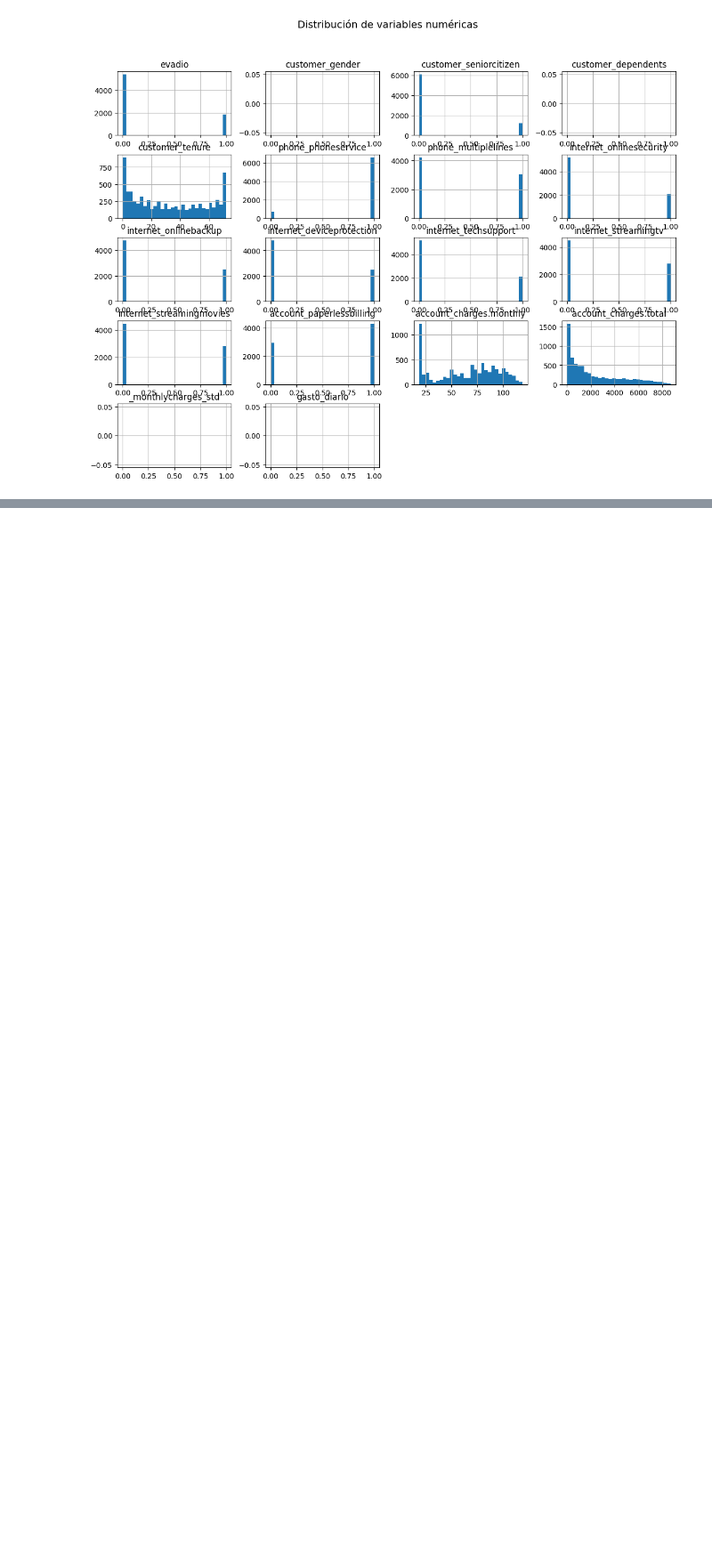
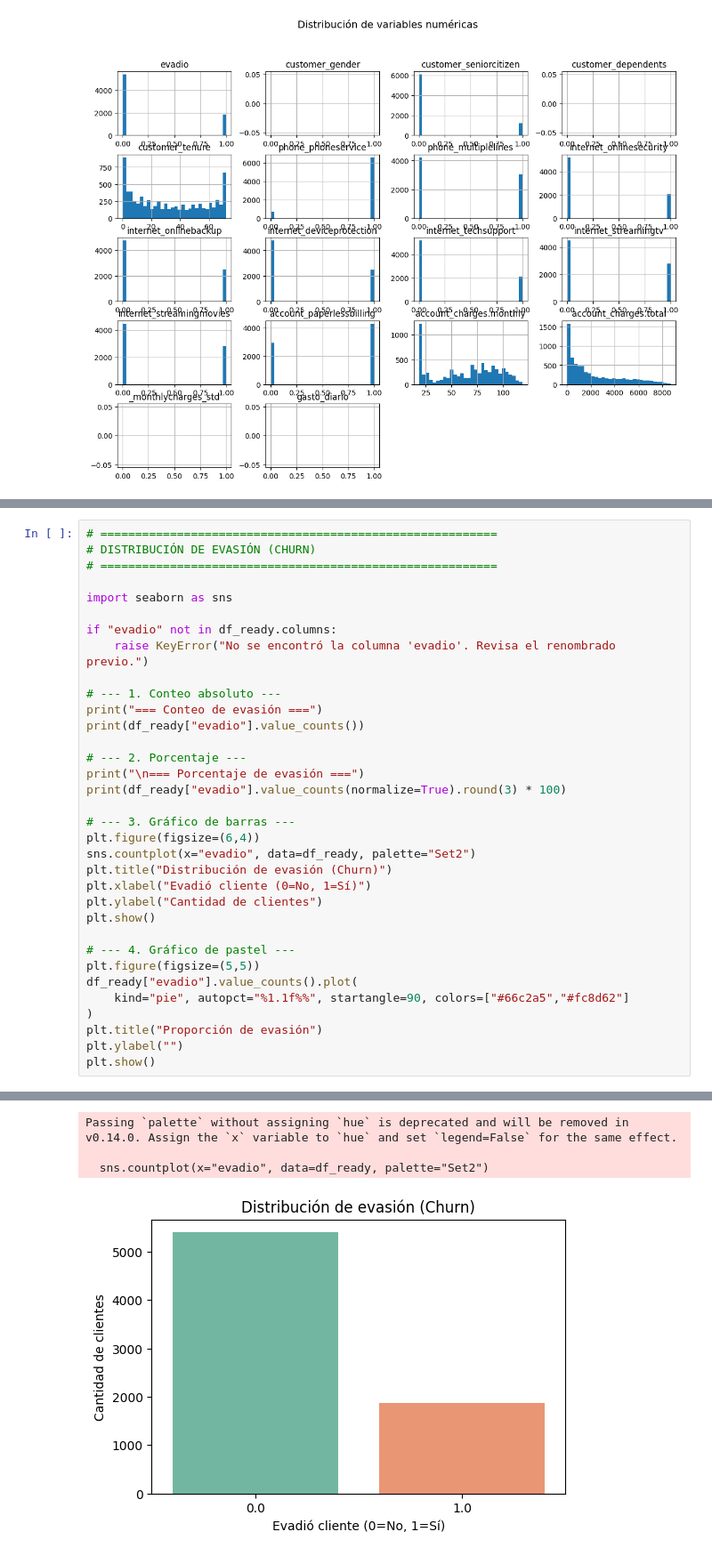
Before and after one commit to Junior11995/Challenge-Telecom-X-an-lisis-de-evasi-n-de-clientes, a Jupyter notebook: desaf_o_telecom_x.ipynb, the cells around one changed output, grey strips where cells are left out. Shown at 89% size. Saved outputs shown, nothing was run; the diff lists cells and outputs as text; blank space fills up the shorter version.

Commit message:
análisis de distribución de evasión (conteo, porcentaje y visualización)

```diff
--- a/desaf_o_telecom_x.ipynb
+++ b/desaf_o_telecom_x.ipynb
@@ -1053,0 +1056,35 @@ plt.show()
+# %%
+# =========================================================
+# DISTRIBUCIÓN DE EVASIÓN (CHURN)
+# =========================================================
+
+import seaborn as sns
+
+if "evadio" not in df_ready.columns:
+    raise KeyError("No se encontró la columna 'evadio'. Revisa el renombrado previo.")
+
+# --- 1. Conteo absoluto ---
+print("=== Conteo de evasión ===")
+print(df_ready["evadio"].value_counts())
+
+# --- 2. Porcentaje ---
+print("\n=== Porcentaje de evasión ===")
+print(df_ready["evadio"].value_counts(normalize=True).round(3) * 100)
+
+# --- 3. Gráfico de barras ---
+plt.figure(figsize=(6,4))
+sns.countplot(x="evadio", data=df_ready, palette="Set2")
+plt.title("Distribución de evasión (Churn)")
+plt.xlabel("Evadió cliente (0=No, 1=Sí)")
+plt.ylabel("Cantidad de clientes")
+plt.show()
+
+# --- 4. Gráfico de pastel ---
+plt.figure(figsize=(5,5))
+df_ready["evadio"].value_counts().plot(
+    kind="pie", autopct="%1.1f%%", startangle=90, colors=["#66c2a5","#fc8d62"]
+)
+plt.title("Proporción de evasión")
+plt.ylabel("")
+plt.show()
+# %% [output]
@@ -1053,0 +1102,4 @@ plt.show()
+Passing `palette` without assigning `hue` is deprecated and will be removed in v0.14.0. Assign the `x` variable to `hue` and set `legend=False` for the same effect.
+
+  sns.countplot(x="evadio", data=df_ready, palette="Set2")
+[figure, added]
```
Also changed, not shown: parts of 2 cells of this notebook.
